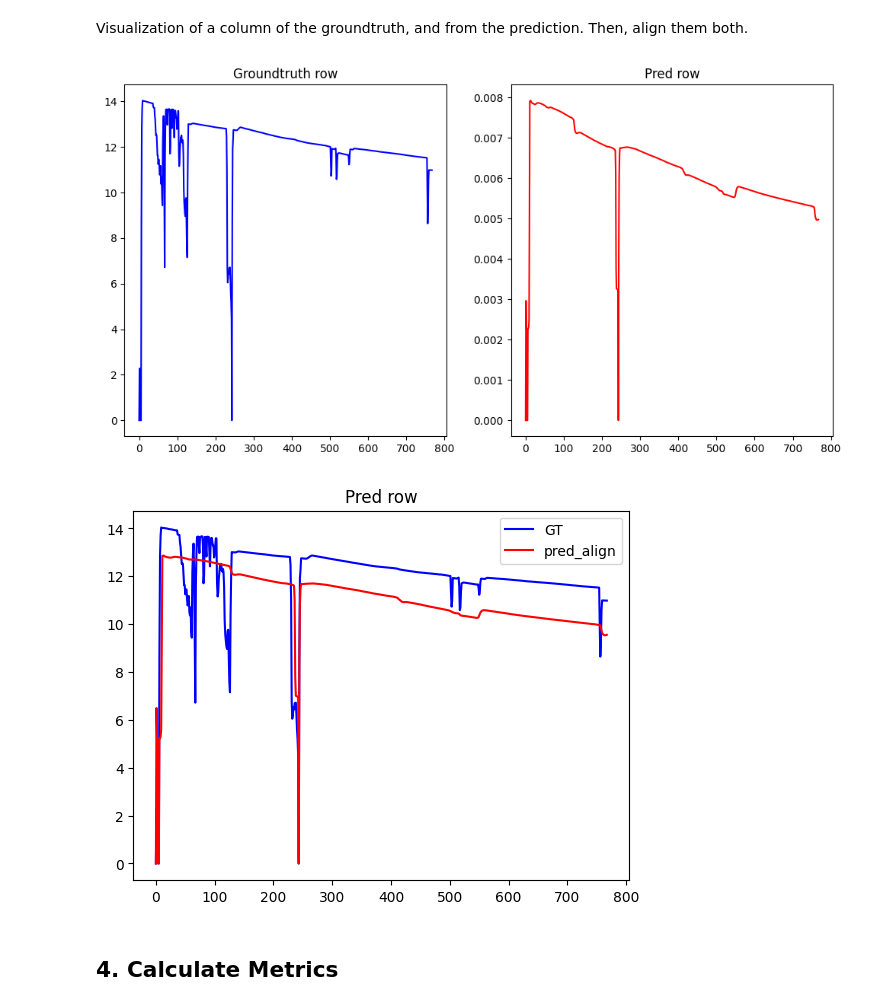
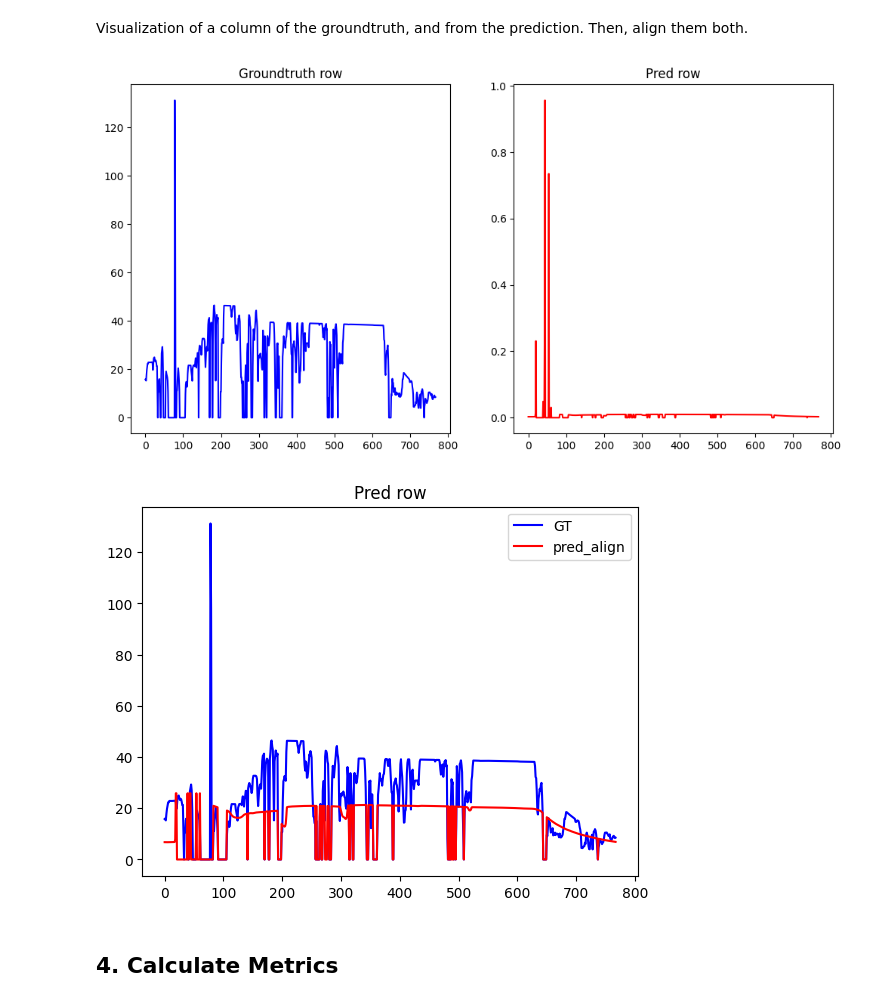
Before and after one commit to gkmocastro/depth-metrics-pavic, a Jupyter notebook: metrics.ipynb, the cells around one changed output. Drawn from its saved outputs; the diff is of its cells as text; code cells hidden in the pictures.

```diff
--- a/metrics.ipynb
+++ b/metrics.ipynb
@@ -50,7 +49,7 @@ len(filenames_preds_indoor)
 # %% [output]
 771
 # %%
-index = 690
+index = 499
 pred_diode = np.load(filenames_preds_indoor[index])
 groundtruth = np.squeeze(np.load(filenames_depth[index]))
 rgb = np.array(Image.open(filenames_img[index]))
@@ -130,20 +155,20 @@ Dtype: float32
 # %% [markdown]
 Visualization of a column of the groundtruth, and from the prediction. Then, align them both.
 # %%
-row_index = 300
+row_index = 100
 GT_row = groundtruth[:, row_index]
 pred_row = (pred_depth)[:, row_index]
 pred_aligned_row = depth_aligned_capped[:, row_index]
 
 
 fig, ax = plt.subplots(1,2, figsize=(12,6))
 ax[0].plot( GT_row, 'b')
 ax[0].set_title("Groundtruth row")
 ax[1].plot(pred_row, 'r')
 ax[1].set_title("Pred row")
 plt.show()
 # %% [output]
-[figure, old version]
+[figure, new version]
 # %%
 fig, ax = plt.subplots()
 ax.plot(GT_row, 'b',label="GT")
@@ -152,7 +177,7 @@ ax.set_title("Pred row")
 ax.legend()
 plt.show()
 # %% [output]
-[figure, old version]
+[figure, new version]
 # %% [markdown]
 ## 4. Calculate Metrics
 # %% [markdown]
```
Also changed, not shown: parts of 10 cells of this notebook, 1 other file.
